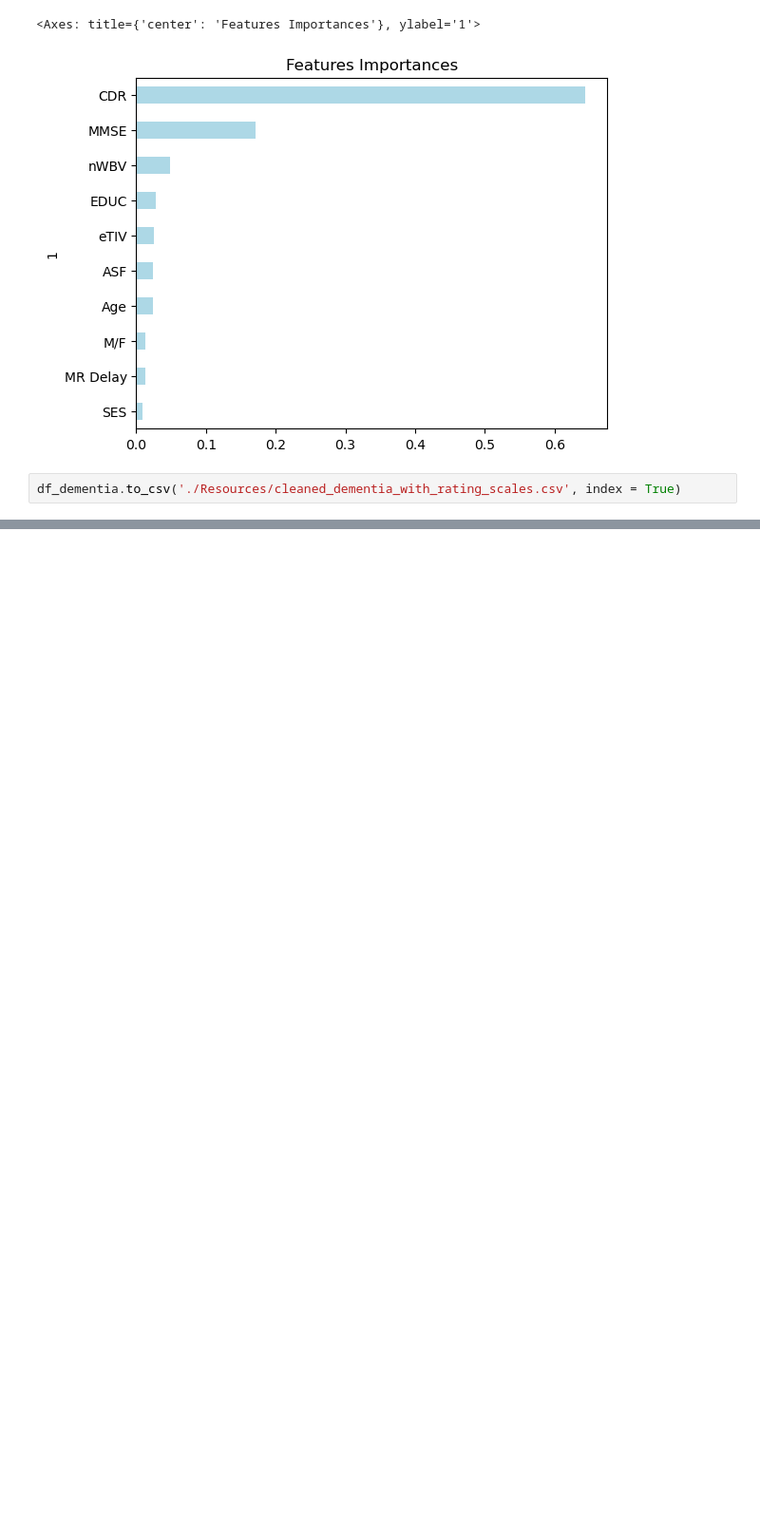
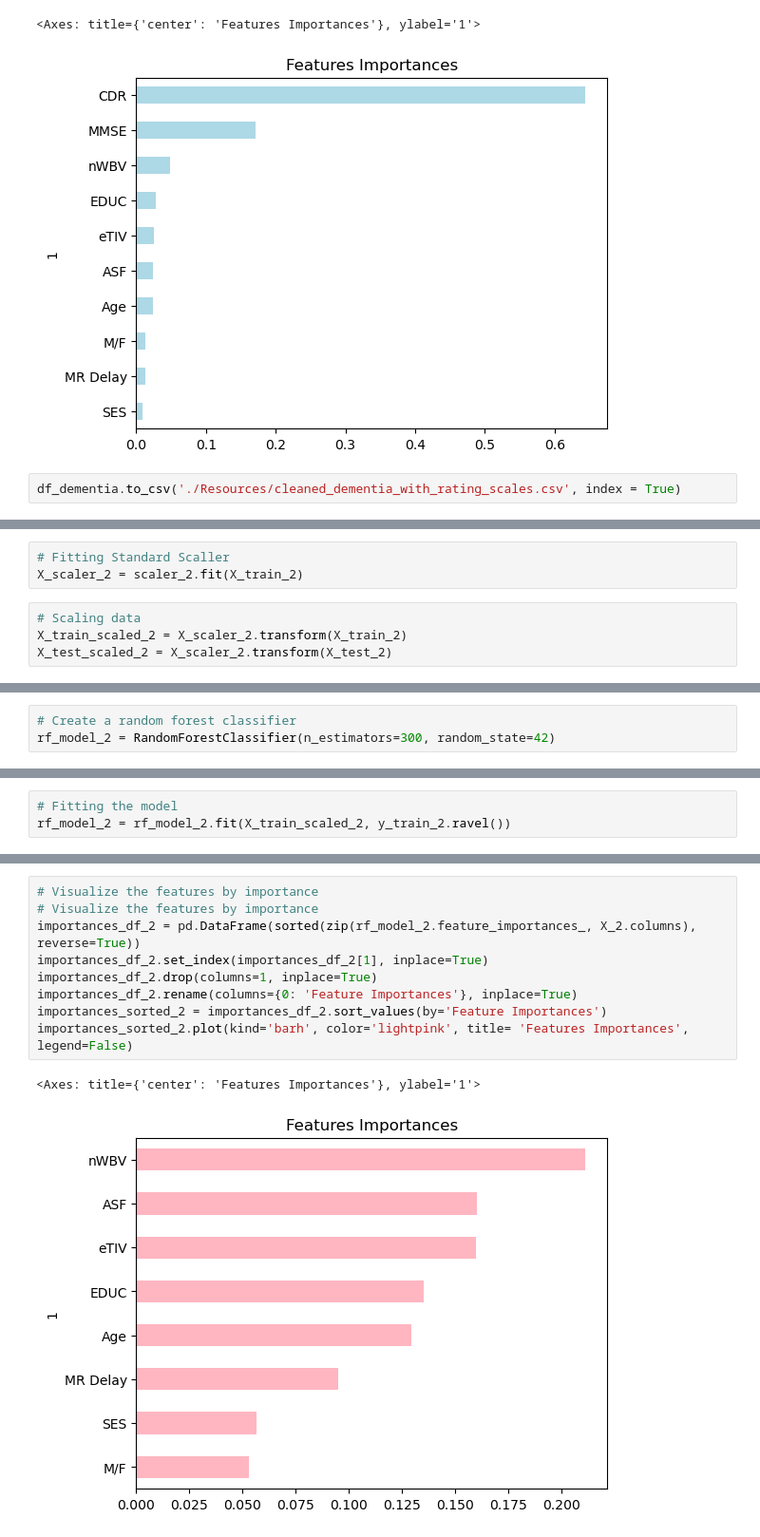
Before and after one commit to HollaNotes/Dementia_Predictors_Project_4, a Jupyter notebook: dementia_with_rating _scales.ipynb, the cells around one changed output, grey strips where cells are left out. Shown: that part at 95% size. Drawn from its saved outputs; the diff is of its cells as text; blank space fills up the shorter version.

Commit message:
adding updated code for data 2

```diff
--- a/dementia_with_rating _scales.ipynb
+++ b/dementia_with_rating _scales.ipynb
@@ -225,0 +278,7 @@ df_dementia.to_csv('./Resources/cleaned_dementia_with_rating_scales.csv', index
+# %%
+# Fitting Standard Scaller
+X_scaler_2 = scaler_2.fit(X_train_2)
+# %%
+# Scaling data
+X_train_scaled_2 = X_scaler_2.transform(X_train_2)
+X_test_scaled_2 = X_scaler_2.transform(X_test_2)
@@ -225,0 +287,3 @@ df_dementia.to_csv('./Resources/cleaned_dementia_with_rating_scales.csv', index
+# %%
+# Create a random forest classifier
+rf_model_2 = RandomForestClassifier(n_estimators=300, random_state=42)
@@ -225,0 +296,3 @@ df_dementia.to_csv('./Resources/cleaned_dementia_with_rating_scales.csv', index
+# %%
+# Fitting the model
+rf_model_2 = rf_model_2.fit(X_train_scaled_2, y_train_2.ravel())
@@ -225,0 +354,12 @@ df_dementia.to_csv('./Resources/cleaned_dementia_with_rating_scales.csv', index
+# %%
+# Visualize the features by importance
+# Visualize the features by importance
+importances_df_2 = pd.DataFrame(sorted(zip(rf_model_2.feature_importances_, X_2.columns), reverse=True))
+importances_df_2.set_index(importances_df_2[1], inplace=True)
+importances_df_2.drop(columns=1, inplace=True)
+importances_df_2.rename(columns={0: 'Feature Importances'}, inplace=True)
+importances_sorted_2 = importances_df_2.sort_values(by='Feature Importances')
+importances_sorted_2.plot(kind='barh', color='lightpink', title= 'Features Importances', legend=False)
+# %% [output]
+<Axes: title={'center': 'Features Importances'}, ylabel='1'>
+[figure, added]
```
Also changed, not shown: parts of 16 cells of this notebook, 2 other files.
